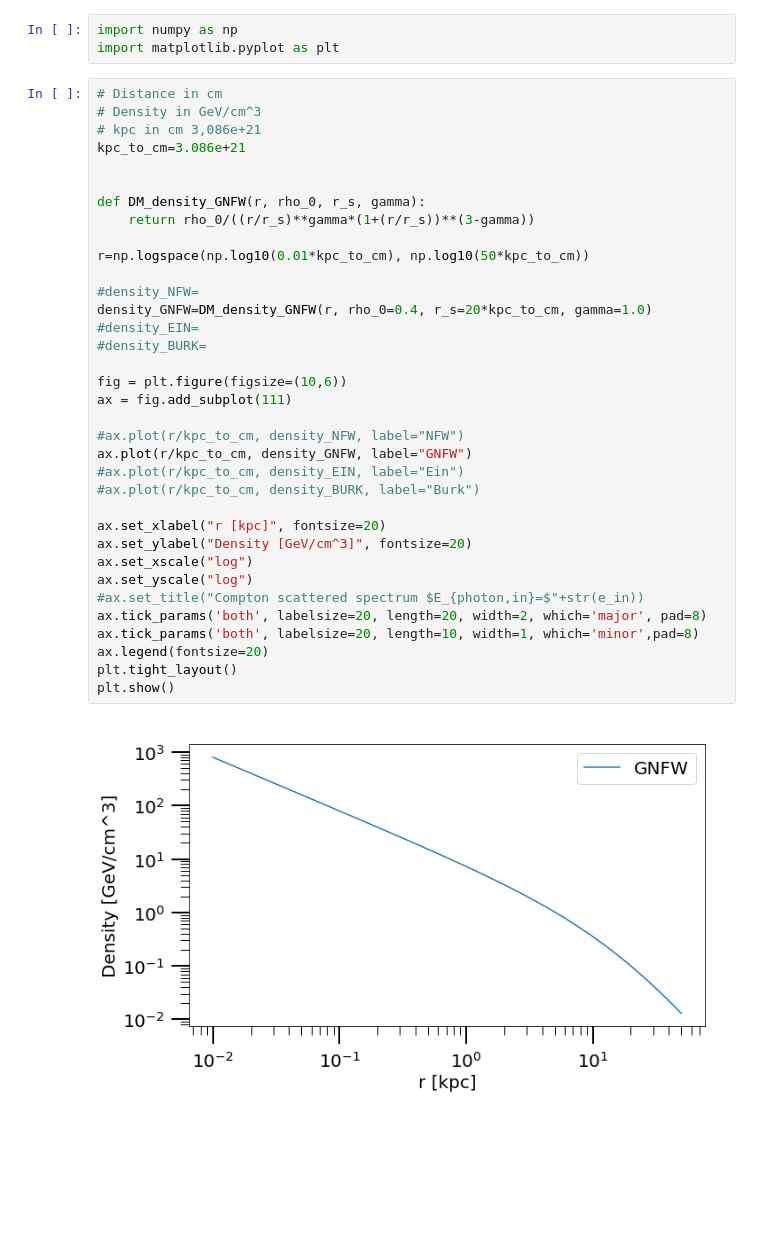
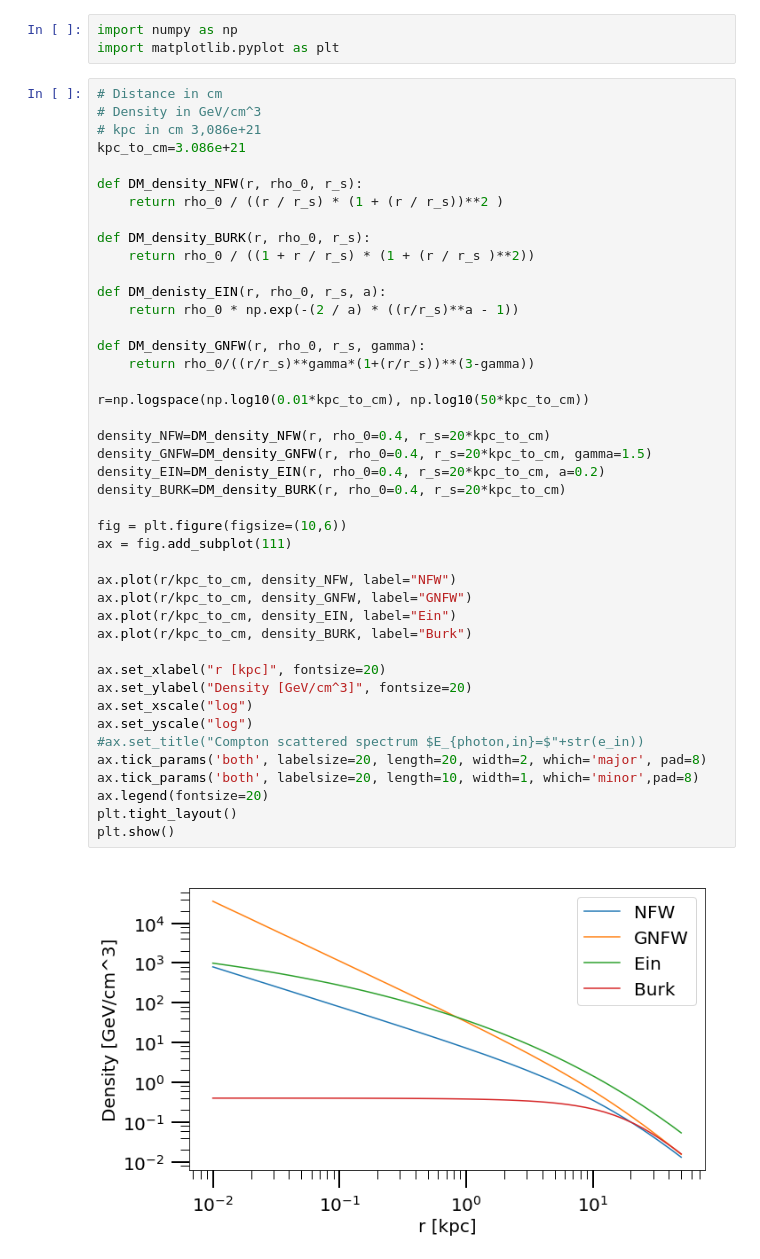
Before and after one commit to bradkav/GSS2018_Indirect, a Jupyter notebook: scripts/GRAPPA_student_seminar.ipynb, the cells around one changed output. Saved outputs shown, nothing was run; the diff lists cells and outputs as text; blank space fills up the shorter version.

```diff
--- a/scripts/GRAPPA_student_seminar.ipynb
+++ b/scripts/GRAPPA_student_seminar.ipynb
@@ -4,37 +4,45 @@ import matplotlib.pyplot as plt
 # %%
 # Distance in cm
 # Density in GeV/cm^3
 # kpc in cm 3,086e+21
 kpc_to_cm=3.086e+21
 
+def DM_density_NFW(r, rho_0, r_s):
+    return rho_0 / ((r / r_s) * (1 + (r / r_s))**2 )
+
+def DM_density_BURK(r, rho_0, r_s):
+    return rho_0 / ((1 + r / r_s) * (1 + (r / r_s )**2))
+
+def DM_denisty_EIN(r, rho_0, r_s, a):
+    return rho_0 * np.exp(-(2 / a) * ((r/r_s)**a - 1))
 
 def DM_density_GNFW(r, rho_0, r_s, gamma):
     return rho_0/((r/r_s)**gamma*(1+(r/r_s))**(3-gamma))
 
 r=np.logspace(np.log10(0.01*kpc_to_cm), np.log10(50*kpc_to_cm))
 
-#density_NFW=
-density_GNFW=DM_density_GNFW(r, rho_0=0.4, r_s=20*kpc_to_cm, gamma=1.0)
-#density_EIN=
-#density_BURK=
+density_NFW=DM_density_NFW(r, rho_0=0.4, r_s=20*kpc_to_cm)
+density_GNFW=DM_density_GNFW(r, rho_0=0.4, r_s=20*kpc_to_cm, gamma=1.5)
+density_EIN=DM_denisty_EIN(r, rho_0=0.4, r_s=20*kpc_to_cm, a=0.2)
+density_BURK=DM_density_BURK(r, rho_0=0.4, r_s=20*kpc_to_cm)
 
 fig = plt.figure(figsize=(10,6))
 ax = fig.add_subplot(111)
 
-#ax.plot(r/kpc_to_cm, density_NFW, label="NFW")
+ax.plot(r/kpc_to_cm, density_NFW, label="NFW")
 ax.plot(r/kpc_to_cm, density_GNFW, label="GNFW")
-#ax.plot(r/kpc_to_cm, density_EIN, label="Ein")
-#ax.plot(r/kpc_to_cm, density_BURK, label="Burk")
+ax.plot(r/kpc_to_cm, density_EIN, label="Ein")
+ax.plot(r/kpc_to_cm, density_BURK, label="Burk")
 
 ax.set_xlabel("r [kpc]", fontsize=20)
 ax.set_ylabel("Density [GeV/cm^3]", fontsize=20)
 ax.set_xscale("log")
 ax.set_yscale("log")
 #ax.set_title("Compton scattered spectrum $E_{photon,in}=$"+str(e_in))
 ax.tick_params('both', labelsize=20, length=20, width=2, which='major', pad=8)
 ax.tick_params('both', labelsize=20, length=10, width=1, which='minor',pad=8)
 ax.legend(fontsize=20)
 plt.tight_layout()
 plt.show()
 # %% [output]
-[figure, old version]
+[figure, new version]
```
